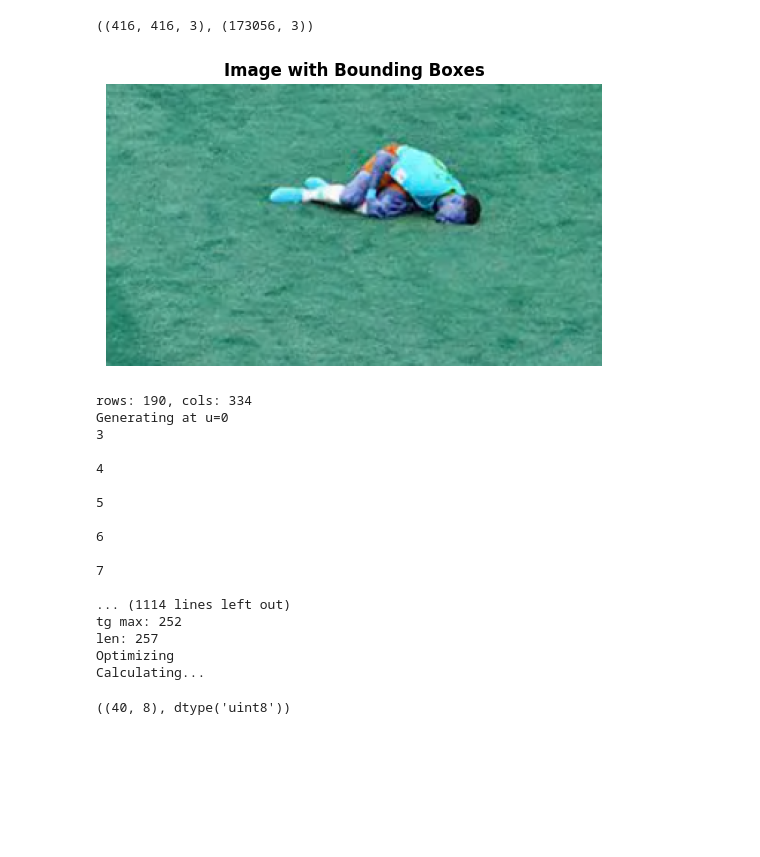
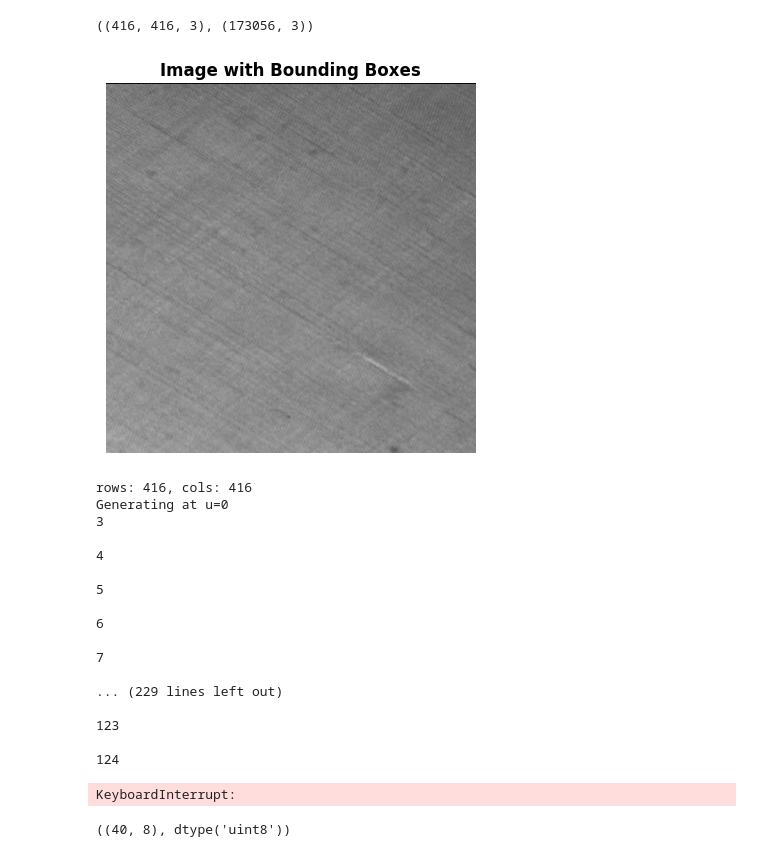
Before and after one commit to NthMark/FabricDefectDetection, a Jupyter notebook: histogram.ipynb, the cells around one changed output. Saved outputs shown, nothing was run; the diff lists cells and outputs as text; code cells hidden in the pictures; blank space fills up the shorter version.

```diff
--- a/histogram.ipynb
+++ b/histogram.ipynb
@@ -154,7 +172,7 @@ def grabcut(image_path,annotations):
     plt.show()
 # %%
 # Example usage
-image_id = 2  # ID of the image you want to display
+image_id = 0  # ID of the image you want to display
 image_info = images_df[images_df['id'] == image_id].iloc[0]
 image_path = f"TILDA_Fabric.v2-tilda-v2.coco/train/{image_info['file_name']}"
 
@@ -198,6 +200,21 @@ def create_patches(image, patch_size=7):
     # Create sliding windows of the given patch size
     patches = cp.lib.stride_tricks.sliding_window_view(image, (patch_size, patch_size, image.shape[2])).astype(cp.float32)
     return patches
+# def create_patches(image, patch_size=7):
+#     # Calculate the shape for the sliding windows
+#     image_shape = image.shape
+#     patch_shape = (image_shape[0] - patch_size + 1, image_shape[1] - patch_size + 1, patch_size, patch_size, image_shape[2])
+
+#     # Calculate the strides for creating the sliding windows
+#     strides = image.strides[:2] + image.strides[:2] + image.strides[2:]
+
+#     # Create the sliding windows using as_strided
+#     patches = cp.lib.stride_tricks.as_strided(image, shape=patch_shape, strides=strides)
+
+#     # Reshape to match the desired output format
+#     patches = patches.reshape(-1, 1, patch_size * patch_size, image_shape[2])
+
+#     return patches
 def color_distance_vectorized(src, r, c,patch_size):
     # Calculate color distances from the pixel at (r, c) to all other pixels in the image
     c1 = src[r, c].astype(cp.float32)
@@ -213,8 +230,10 @@ def color_distance_vectorized(src, r, c,patch_size):
     patch = src[start_row:end_row, start_col:end_col].astype(cp.float32)
     patch=patch.reshape(-1,3)
     neighbor_patches=create_patches(src,patch_size)
+
     neighbor_patches=neighbor_patches.reshape(-1,neighbor_patches.shape[2],neighbor_patches.shape[3],neighbor_patches.shape[4],neighbor_patches.shape[5])
     neighbor_patches=neighbor_patches.reshape(neighbor_patches.shape[0],neighbor_patches.shape[1],neighbor_patches.shape[2]*neighbor_patches.shape[3],neighbor_patches.shape[4])
+
     # all_pixels = src.reshape(-1, 3).astype(cp.float32)
     dc = (neighbor_patches - patch) / 255.0
     color_distances = cp.linalg.norm(dc, axis=(1,2))
@@ -289,8 +308,8 @@ def saliencyMatrix(src, u,patch_size):
     tg = tg.get()
     return tg
 
-def exec(filename, outFile, u,patck_size=7):
-    image = cv2.imread(filename)
+def exec(image_path,filename, u,patck_size=7):
+    image = cv2.imread(image_path)
     plt.imshow(image)
     plt.title('Image with Bounding Boxes',fontweight="bold")
     plt.axis('off')
@@ -309,12 +328,11 @@ def exec(filename, outFile, u,patck_size=7):
     print(f'rows: {rows}, cols: {cols}')
 
     tg4 = saliencyMatrix(source, 0,patck_size)
-    test1="test1"
-    cv2.imwrite(test1 + ".7.png", tg4)
+    cv2.imwrite(f"SaliencyTILDA/train/7_size/{filename}.7.png" , tg4)
     tg2 = saliencyMatrix(source, u ,patck_size-u)
-    cv2.imwrite(test1 + ".5.png", tg2)
+    cv2.imwrite(f"SaliencyTILDA/train/5_size/{filename}.5.png", tg2)
     tg0 = saliencyMatrix(source, 2*u,patck_size-2*u)
-    cv2.imwrite(test1 + ".3.png", tg0)
+    cv2.imwrite(f"SaliencyTILDA/train/3_size/{filename}.3.png", tg0)
     tg = np.zeros((rows, cols), dtype=np.uint8)
 
     mainPart = []
@@ -325,38 +343,38 @@ def exec(filename, outFile, u,patck_size=7):
             tg[row, col] = avg
             if avg > _max:
                 _max = avg
     print(f'tg max: {_max}')
     for row in range(rows):
         for col in range(cols):
             tg[row, col] = np.uint8((tg[row, col] * 255.0) / _max)
             if tg[row, col] > 204:
                 mainPart.append(((row, col), tg[row, col]))
-    cv2.imwrite(test1 + ".tg.png", tg)
+    cv2.imwrite(f"SaliencyTILDA\\train\\average\\{filename}.tg.png", tg)
 
     S = tg.copy()
     print(f'len: {len(mainPart)}')
     print('Optimizing')
     if mainPart:
         print("Calculating...")
         for row in range(rows):
             for col in range(cols):
                 value = S[row, col]
                 if value > 204:
                     continue
                 dis = 1.0
                 for p in mainPart:
                     dRow = (p[0][0] - row) / rows
                     dCol = (p[0][1] - col) / cols
                     _dis = math.sqrt(dRow * dRow + dCol * dCol)
                     if _dis < dis:
                         dis = _dis
                 S[row, col] = np.uint8(value * (1.0 - dis))
     # cv2.imwrite(filename + ".fin.png", S)
-    cv2.imwrite(f"SaliencyTILDA\\train\\{filename}", S)
-exec("football.png","final.png",2)
+    cv2.imwrite(f"SaliencyTILDA/train/final/{filename}", S)
+exec(image_path,image_info['file_name'],2)
 # %% [output]
-[figure, old version]
+[figure, new version]
-rows: 190, cols: 334
+rows: 416, cols: 416
 Generating at u=0
 3
 
@@ -368,11 +386,12 @@ Generating at u=0
 
 7
 
-... (1114 lines left out)
-tg max: 252
-len: 257
-Optimizing
-Calculating...
+... (229 lines left out)
+
+123
+
+124
+KeyboardInterrupt:
 # %%
 img=np.array([[0, 1, 2,9,89],
        [2, 3, 4,7,56],
```
Also changed, not shown: parts of 7 cells of this notebook, 1 other file.
